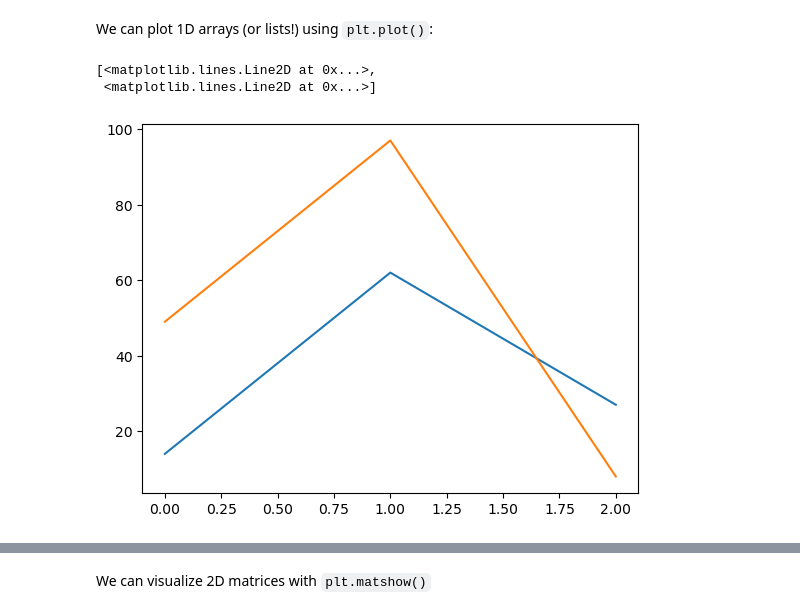
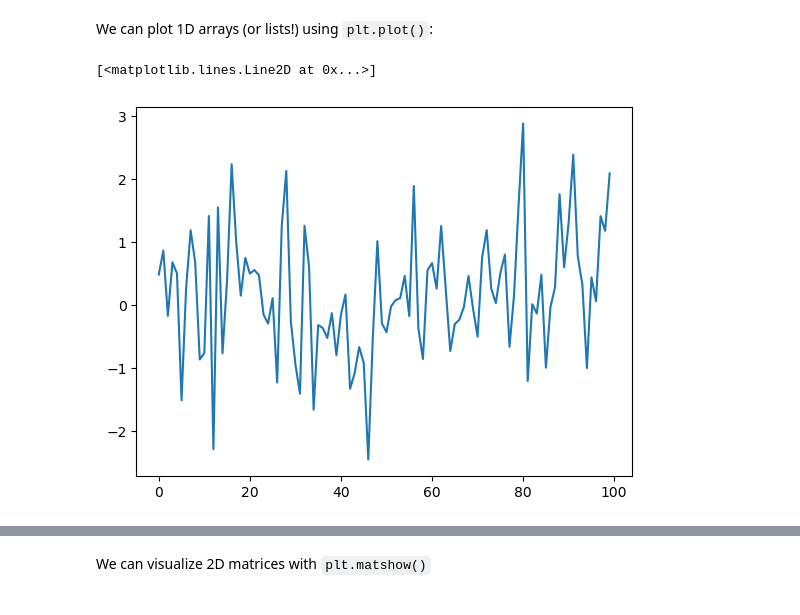
Before and after one commit to vigji/python-cimec-2024, a Jupyter notebook: lectures/Lecture1.0_Numpy-intro.ipynb, the cells around one changed output, grey strips where cells are left out. Cells and saved outputs as stored; diff of their text form; code cells hidden in the pictures.

```diff
--- a/lectures/Lecture1.0_Numpy-intro.ipynb
+++ b/lectures/Lecture1.0_Numpy-intro.ipynb
@@ -471,9 +480,8 @@ from matplotlib import pyplot as plt  # code you'll write many times in Python..
 # %% [markdown]
 We can plot 1D arrays (or lists!) using `plt.plot()`:
 # %%
-random_vect = np.random.randint(0, 100, (3, 2))
+random_vect = np.random.randn(100)  # normal random vals array of shape 100
 plt.plot(random_vect)
 # %% [output]
-[<matplotlib.lines.Line2D at 0x...>,
- <matplotlib.lines.Line2D at 0x...>]
+[<matplotlib.lines.Line2D at 0x...>]
-[figure, old version]
+[figure, new version]
```
Also changed, not shown: parts of 21 cells of this notebook.
